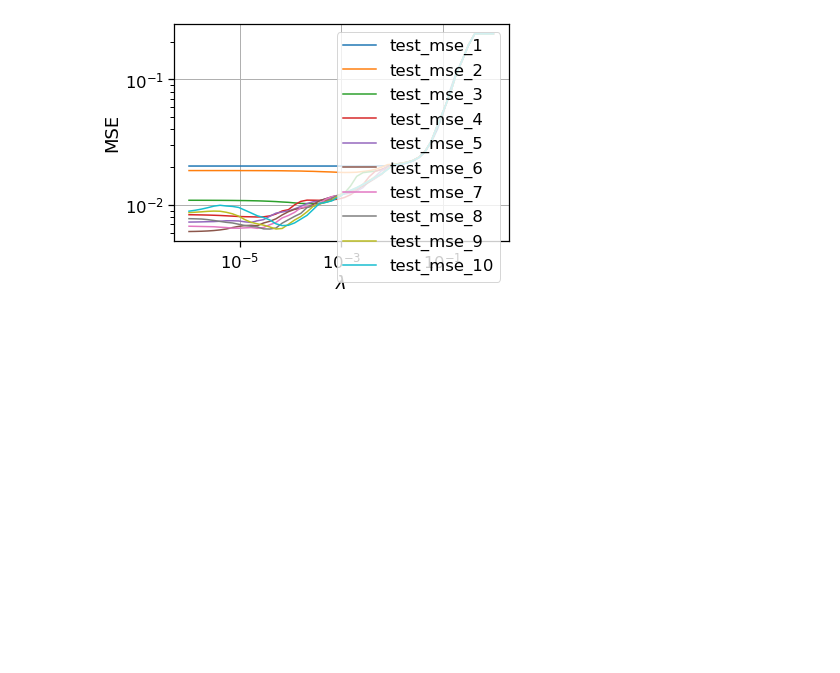
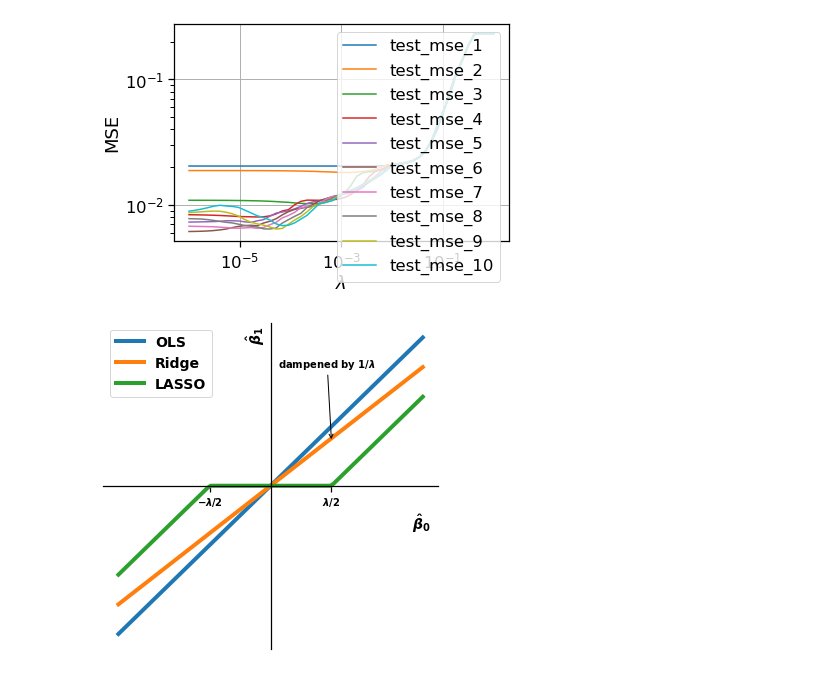
Before and after one commit to fonstelien/FYS-STK4155, a Jupyter notebook: project1/project1.ipynb, the cells around one changed output. Cells and saved outputs as stored; diff of their text form; code cells hidden in the pictures; blank space fills up the shorter version.

```diff
--- a/project1/project1.ipynb
+++ b/project1/project1.ipynb
@@ -532,3 +535,72 @@ for i, sn in enumerate(samples):
 
 fig.tight_layout()
 plt.show()
+# %%
+def LASSO(lmd, x):
+    if x > lmd/2:
+        return x - lmd/2
+    if x < -lmd/2:
+        return x + lmd/2
+    return 0
+
+x = np.linspace(-1,1,100)
+lmd = .8
+lasso = [LASSO(lmd, xi) for xi in x]
+
+SMALL = 10
+MEDIUM = 14
+LARGE = 20
+THICK = 4
+THIN = 3
+WIDE_FIG = (20,6)
+OPACITY = .25
+
+
+plt.style.context('fivethirtyeight')
+
+plt.rc('lines', linewidth=THICK)
+
+plt.rc('font', size=SMALL, weight='bold')          # default text sizes
+plt.rc('axes', titlesize=MEDIUM)     # fontsize of the axes title
+plt.rc('axes', labelsize=MEDIUM)    # fontsize of the x and y labels
+plt.rc('xtick', labelsize=SMALL)    # fontsize of the tick labels
+plt.rc('ytick', labelsize=SMALL)    # fontsize of the tick labels
+plt.rc('legend', fontsize=MEDIUM)    # legend fontsize
+plt.rc('figure', titlesize=LARGE)  # fontsize of the figure title
+
+COLORS = plt.rcParams['axes.prop_cycle'].by_key()['color']
+
+
+plt.figure(figsize=(6,6))
+plt.subplot(111)
+plt.plot(x,x)
+plt.plot(x,lmd*x)
+plt.plot(x, lasso)
+plt.legend(['OLS', 'Ridge', 'LASSO'])
+
+# Move left y-axis and bottim x-axis to centre, passing through (0,0)
+ax.spines['left'].set_position('center')
+ax.spines['bottom'].set_position('center')
+
+# Eliminate upper and right axes
+ax = plt.gca()
+ax.spines['right'].set_color('none')
+ax.spines['top'].set_color('none')
+
+
+
+ax.spines['left'].set_position(('data', 0.0))
+ax.spines['bottom'].set_position(('data', 0.0))
+ax.set_xlabel(r"                                                                    $\hat{\beta}_0$")
+ax.set_ylabel(r"                                                                    $\hat{\beta}_1$")
+ax.axes.xaxis.set_ticks([])
+ax.axes.yaxis.set_ticks([])
+
+plt.xticks([-lmd/2, lmd/2], [r'$-\lambda/2$', r'$\lambda/2$'])
+
+xytext = (.05, .8)
+xy = (.4,.3)
+plt.annotate(f'dampened by $1/\lambda$', xytext=xytext, xy=xy, arrowprops={'arrowstyle':'->'})
+plt.show()
+# %% [output]
+[figure, added]
```
Also changed, not shown: parts of 1 cell of this notebook, 2 other files.
